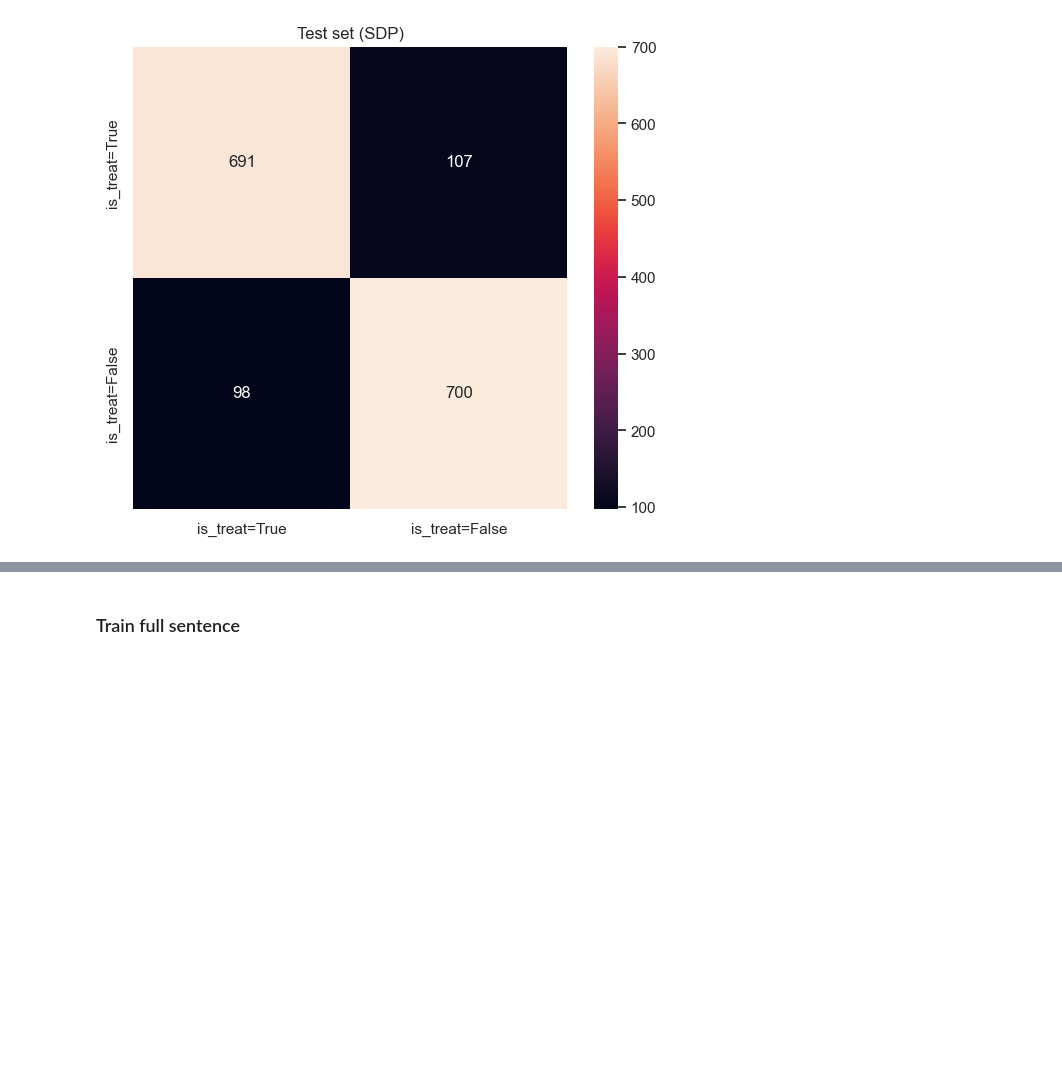
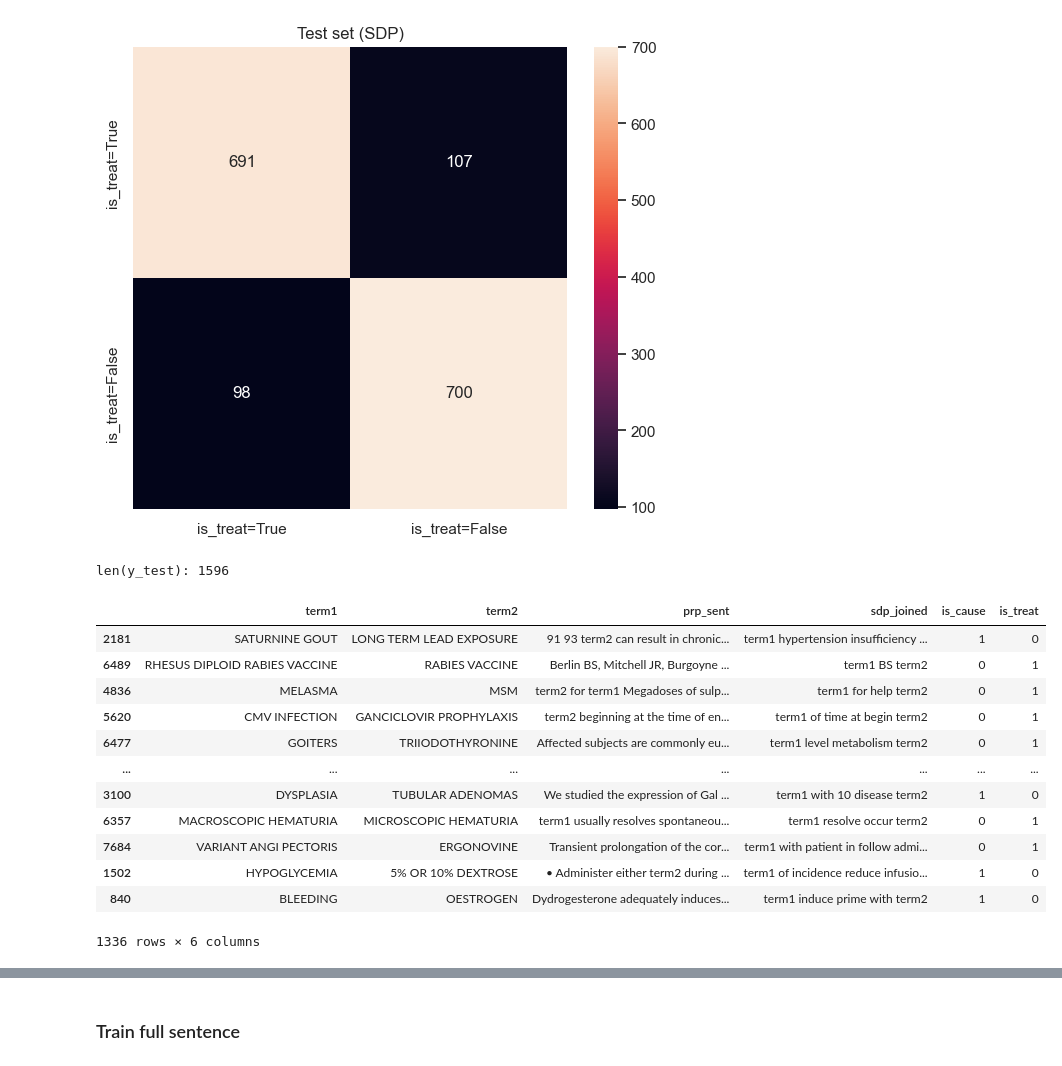
Before and after one commit to anaterovic/NLP, a Jupyter notebook: docs/milestone3_BERT.ipynb, the cells around one changed output, grey strips where cells are left out. Saved outputs shown, nothing was run; the diff lists cells and outputs as text; code cells hidden in the pictures; blank space fills up the shorter version.

Commit message:
BERT features, result analysis

```diff
--- a/docs/milestone3.ipynb
+++ b/docs/milestone3_BERT.ipynb
@@ -282,0 +329,21 @@ accuracy: 0.8715538847117794
+# %%
+# Both predicted rightly
+pd.set_option('display.max_colwidth', None)
+print(f'len(y_test): {len(y_test)}')
+cols = ['term1', 'term2', 'prp_sent', 'sdp_joined', 'is_cause', 'is_treat']
+df[cols].iloc[y_test.index][(pred_test == y_test).all(axis=1)]
+# %% [output]
+len(y_test): 1596
+|  | term1 | term2 | prp_sent | sdp_joined | is_cause | is_treat |
+| 2181 | SATURNINE GOUT | LONG TERM LEAD EXPOSURE | 91 93 term2 can result in chronic... | term1 hypertension insufficiency ... | 1 | 0 |
+| 6489 | RHESUS DIPLOID RABIES VACCINE | RABIES VACCINE | Berlin BS, Mitchell JR, Burgoyne ... | term1 BS term2 | 0 | 1 |
+| 4836 | MELASMA | MSM | term2 for term1 Megadoses of sulp... | term1 for help term2 | 0 | 1 |
+| 5620 | CMV INFECTION | GANCICLOVIR PROPHYLAXIS | term2 beginning at the time of en... | term1 of time at begin term2 | 0 | 1 |
+| 6477 | GOITERS | TRIIODOTHYRONINE | Affected subjects are commonly eu... | term1 level metabolism term2 | 0 | 1 |
+| ... | ... | ... | ... | ... | ... | ... |
+| 3100 | DYSPLASIA | TUBULAR ADENOMAS | We studied the expression of Gal ... | term1 with 10 disease term2 | 1 | 0 |
+| 6357 | MACROSCOPIC HEMATURIA | MICROSCOPIC HEMATURIA | term1 usually resolves spontaneou... | term1 resolve occur term2 | 0 | 1 |
+| 7684 | VARIANT ANGI PECTORIS | ERGONOVINE | Transient prolongation of the cor... | term1 with patient in follow admi... | 0 | 1 |
+| 1502 | HYPOGLYCEMIA | 5% OR 10% DEXTROSE | • Administer either term2 during ... | term1 of incidence reduce infusio... | 1 | 0 |
+| 840 | BLEEDING | OESTROGEN | Dydrogesterone adequately induces... | term1 induce prime with term2 | 1 | 0 |
+1336 rows × 6 columns
```
Also changed, not shown: parts of 14 cells of this notebook, 2 other files.
